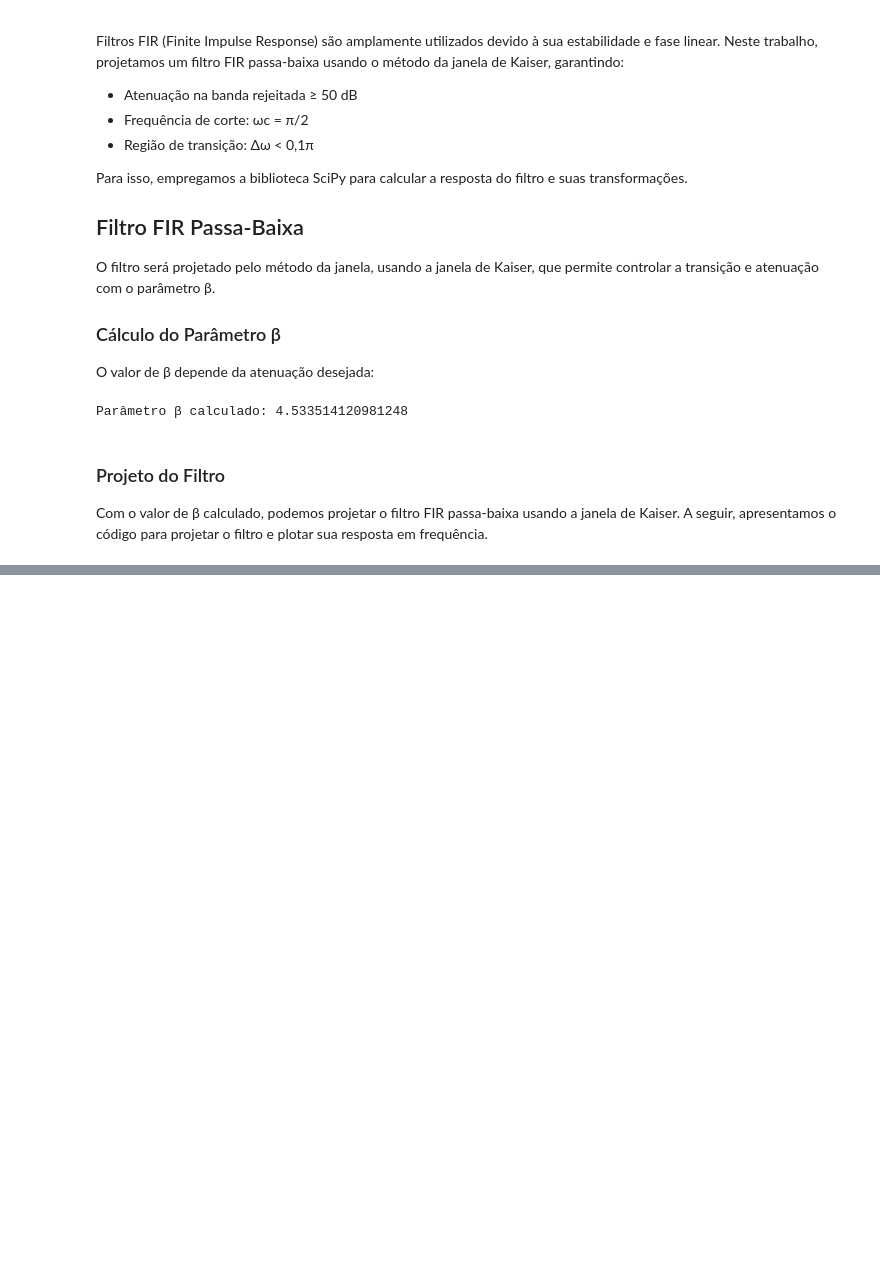
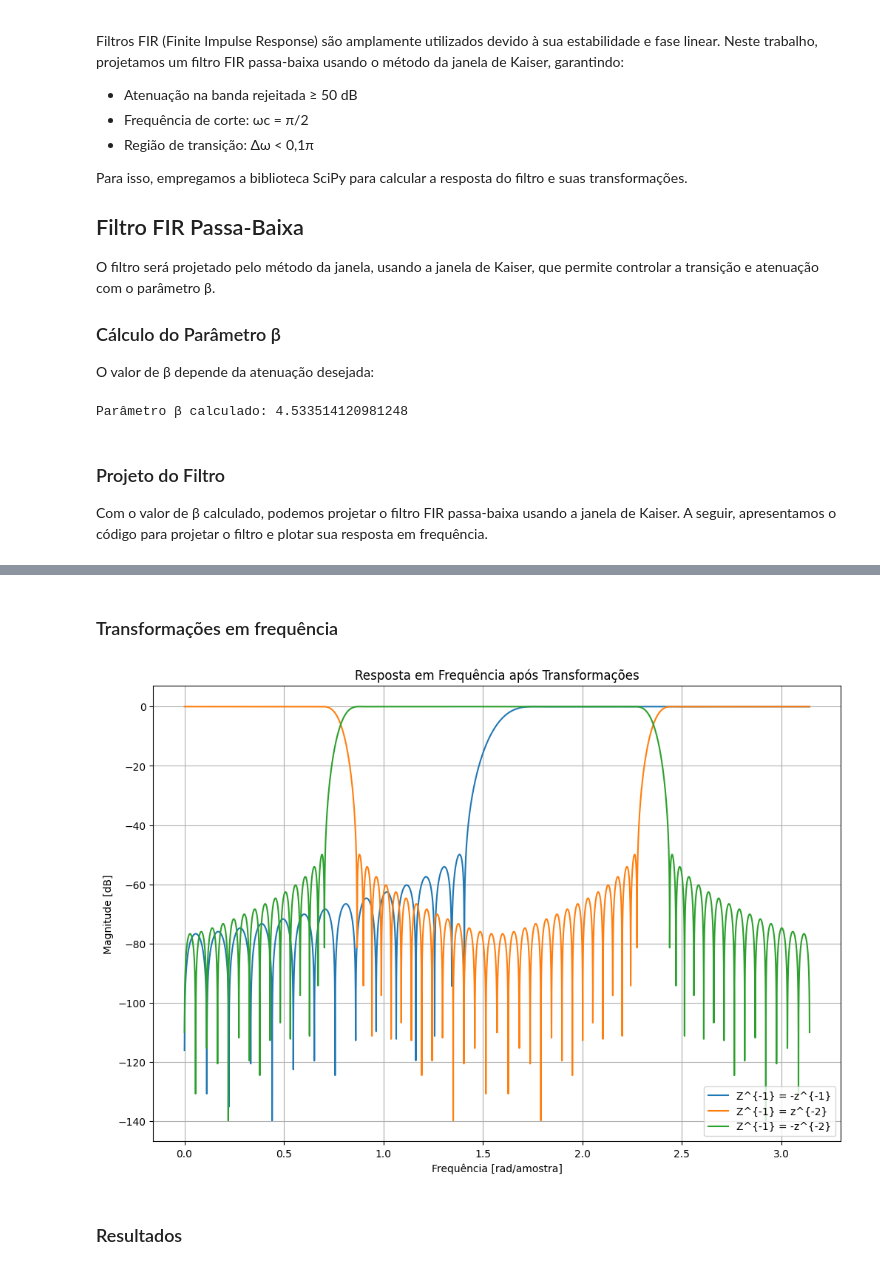
Before and after one commit to JoseRaimundo27/FiltroFIR, a Jupyter notebook: filtro.ipynb, the cells around one changed output, grey strips where cells are left out. Drawn from its saved outputs; the diff is of its cells as text; code cells hidden in the pictures; blank space fills up the shorter version.

```diff
--- a/filtro.ipynb
+++ b/filtro.ipynb
@@ -64,0 +134,42 @@ plt.show()
+# %% [markdown]
+### Transformações em frequência
+# %%
+# Função para aplicar transformações em frequência
+def transformar_filtro(taps, transformacao):
+    if transformacao == 1:
+        # Z^{-1} = -z^{-1}
+        return taps * (-1) ** np.arange(len(taps))
+    elif transformacao == 2:
+        # Z^{-1} = z^{-2}
+        novos_taps = np.zeros(2 * len(taps) - 1)
+        novos_taps[::2] = taps
+        return novos_taps
+    elif transformacao == 3:
+        # Z^{-1} = -z^{-2}
+        novos_taps = np.zeros(2 * len(taps) - 1)
+        novos_taps[::2] = taps * (-1) ** np.arange(len(taps))
+        return novos_taps
+
+# Aplicando as transformações
+transformacoes = [
+    ("Z^{-1} = -z^{-1}", 1),
+    ("Z^{-1} = z^{-2}", 2),
+    ("Z^{-1} = -z^{-2}", 3)
+]
+
+plt.figure(figsize=(12, 8))
+for nome, transformacao in transformacoes:
+    taps_transformados = transformar_filtro(taps, transformacao)
+    _, resposta_transformada = signal.freqz(taps_transformados, worN=8000)
+    plt.plot(frequencias, 20 * np.log10(np.abs(resposta_transformada)), label=nome)
+
+plt.title('Resposta em Frequência após Transformações')
+plt.xlabel('Frequência [rad/amostra]')
+plt.ylabel('Magnitude [dB]')
+plt.grid(True)
+plt.legend()
+plt.show()
+# %% [output]
+[figure, added]
+# %% [markdown]
+### Resultados
```
Also changed, not shown: parts of 5 cells of this notebook, 1 other file.
